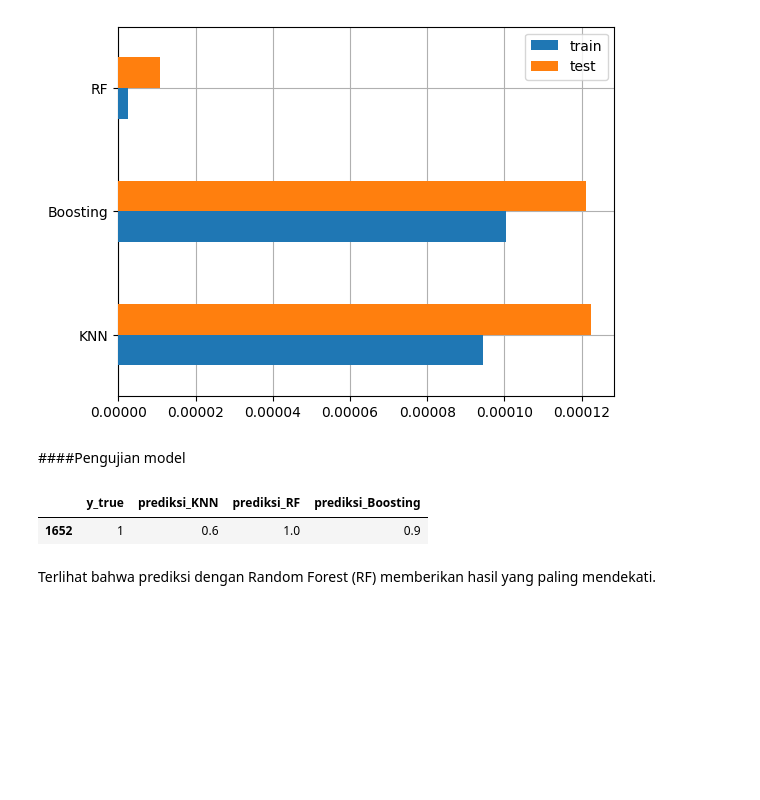
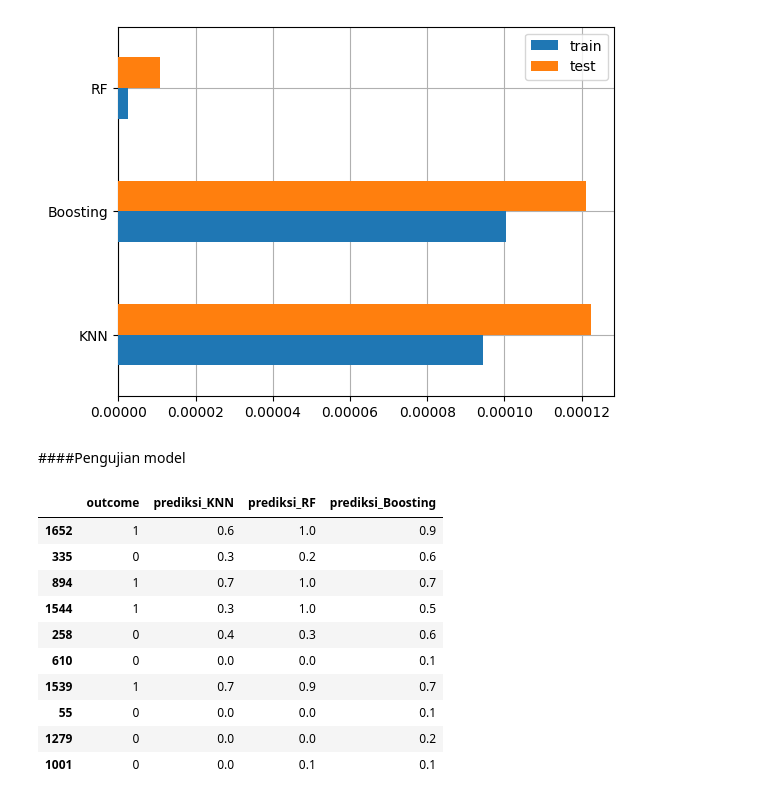
Before and after one commit to alwan-h/machine-learning-terapan, a Jupyter notebook: submission-1/prediksi_diabetes.ipynb, the cells around one changed output. Drawn from its saved outputs; the diff is of its cells as text; code cells hidden in the pictures; blank space fills up the shorter version.

```diff
--- a/submission-1/prediksi_diabetes.ipynb
+++ b/submission-1/prediksi_diabetes.ipynb
@@ -504,14 +506,21 @@ ax.grid(zorder=0)
 # %% [markdown]
 ####Pengujian model
 # %%
-prediksi = X_test.iloc[:1].copy()
-pred_dict = {'y_true':y_test[:1]}
+prediksi = X_test.iloc[:10].copy()
+pred_dict = {'outcome':y_test[:10]}
 for name, model in model_dict.items():
     pred_dict['prediksi_'+name] = model.predict(prediksi).round(1)
 
 pd.DataFrame(pred_dict)
 # %% [output]
-|  | y_true | prediksi_KNN | prediksi_RF | prediksi_Boosting |
+|  | outcome | prediksi_KNN | prediksi_RF | prediksi_Boosting |
 | 1652 | 1 | 0.6 | 1.0 | 0.9 |
+| 335 | 0 | 0.3 | 0.2 | 0.6 |
+| 894 | 1 | 0.7 | 1.0 | 0.7 |
+| 1544 | 1 | 0.3 | 1.0 | 0.5 |
+| 258 | 0 | 0.4 | 0.3 | 0.6 |
+| 610 | 0 | 0.0 | 0.0 | 0.1 |
+| 1539 | 1 | 0.7 | 0.9 | 0.7 |
+| 55 | 0 | 0.0 | 0.0 | 0.1 |
+| 1279 | 0 | 0.0 | 0.0 | 0.2 |
+| 1001 | 0 | 0.0 | 0.1 | 0.1 |
-# %% [markdown]
-Terlihat bahwa prediksi dengan Random Forest (RF) memberikan hasil yang paling mendekati.
```
Also changed, not shown: parts of 5 cells of this notebook, 3 other files.
